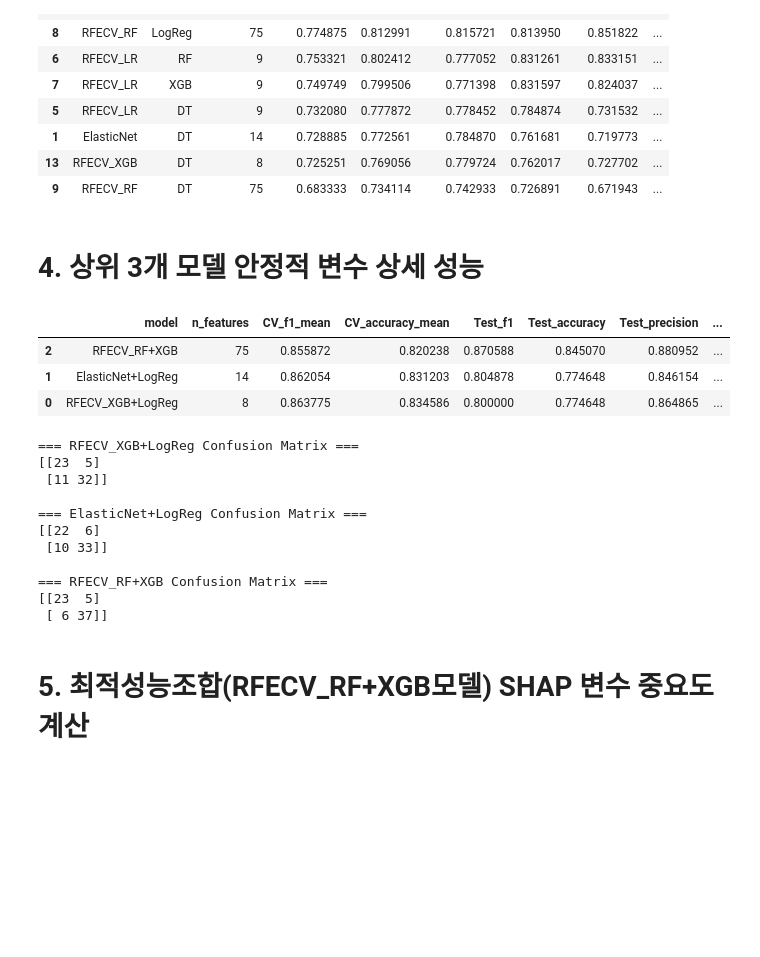
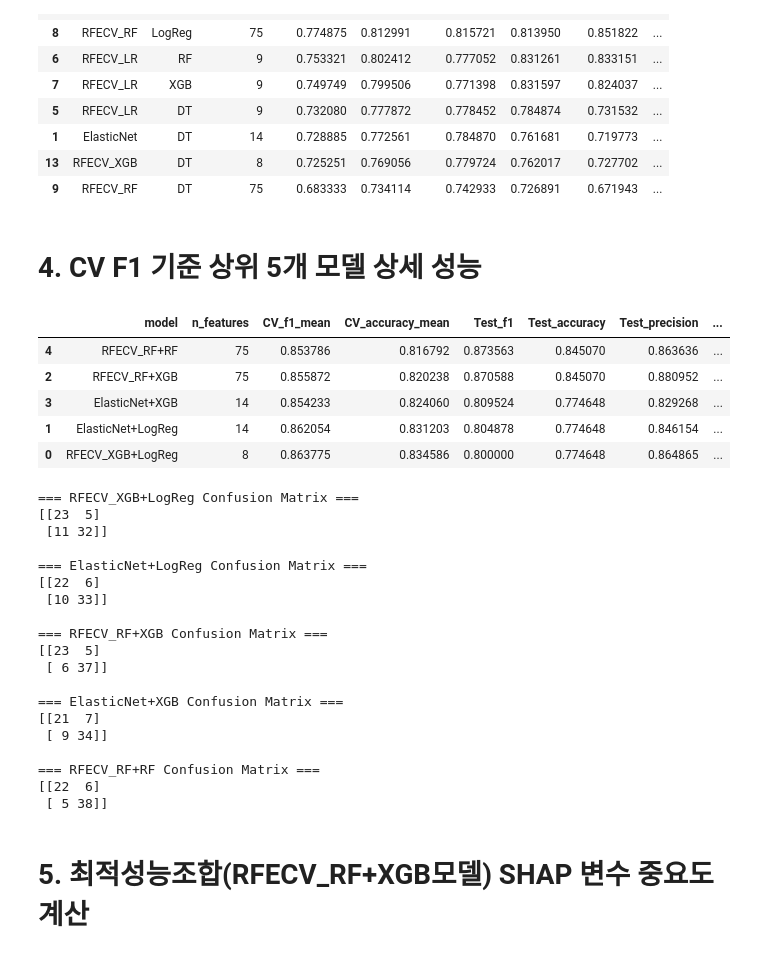
Before and after one commit to hyejinppp/college_life_satisfaction, a Jupyter notebook: sat2.ipynb, the cells around one changed output. Cells and saved outputs as stored; diff of their text form; code cells hidden in the pictures; blank space fills up the shorter version.

```diff
--- a/sat2.ipynb
+++ b/sat2.ipynb
@@ -518,7 +516,7 @@ display(results_final_df.sort_values(by="CV_f1", ascending=False))
 | 13 | RFECV_XGB | DT | 8 | 0.725251 | 0.769056 | 0.779724 | 0.762017 | 0.727702 | ... |
 | 9 | RFECV_RF | DT | 75 | 0.683333 | 0.734114 | 0.742933 | 0.726891 | 0.671943 | ... |
 # %% [markdown]
-# 4. 상위 3개 모델 안정적 변수 상세 성능
+# 4. CV F1 기준 상위 5개 모델 상세 성능
 # %%
 import pandas as pd
 import numpy as np
@@ -531,23 +529,24 @@ from xgboost import XGBClassifier
 from sklearn.metrics import f1_score, accuracy_score, precision_score, recall_score, roc_auc_score, confusion_matrix
 
 # -------------------------
-# 상위 3개 모델 안정적 변수
+# CV상위 5개 모델 상세 성능
 # -------------------------
 top_models = {
     "RFECV_XGB+LogReg": {
         "vars": ['course_variety', 'peer_external', 'prof_access', 'prof_passion',
                  'student_interact', 'theory_cls', 'time_eff', 'univ_factor_prefer_prof'],
-        "model": LogisticRegression(max_iter=1000, solver='liblinear', random_state=42)
+        "model": LogisticRegression( max_iter=1000, solver='liblinear', random_state=42, n_jobs=-1
+        )
     },
     "ElasticNet+LogReg": {
         "vars": ['course_variety', 'move_univ', 'peer_advice', 'peer_event',
                  'peer_external', 'prof_access', 'prof_passion', 'prof_personal',
                  'student_interact', 'students_diligent', 'study_hard',
                  'theory_cls', 'time_eff', 'work_fee'],
-        "model": LogisticRegression(max_iter=1000, solver='liblinear', random_state=42)
+        "model": LogisticRegression(  max_iter=1000, solver='liblinear', random_state=42, n_jobs=-1)
     },
     "RFECV_RF+XGB": {
-        "vars": [ 'admin_serv', 'ask_q', 'burnout', 'car_spt', 'change_career', 'change_major',
+        "vars": [  'admin_serv', 'ask_q', 'burnout', 'car_spt', 'change_career', 'change_major',
     'cont_major', 'course_variety', 'dance_years', 'drink_freq', 'drop_out', 'edu_doubt',
     'exercise_reg', 'exp_group_comp', 'exp_solo_comp', 'find_data', 'fit_major', 'get_fdbk',
     'go_abroad', 'go_grad', 'grade', 'housing_culture', 'housing_edu', 'housing_green',
@@ -559,8 +558,34 @@ top_models = {
     'scholarship', 'self_study', 'smoke_exp', 'stay_after', 'student_interact', 'students_diligent',
     'study_hard', 'study_mate', 'support_fac', 'take_leave', 'theory_cls', 'time_eff', 'transport',
     'try_fail', 'try_hard', 'tuition', 'univ_course_year', 'univ_factor_prefer_prof',
-    'univ_name_jau', 'univ_rank', 'work_fee', 'write_vol'],  # 실제 변수 리스트로 교체 필요
-        "model": XGBClassifier(n_estimators=200, random_state=42, use_label_encoder=False, eval_metric='logloss')
+    'univ_name_jau', 'univ_rank', 'work_fee', 'write_vol'],
+        "model": XGBClassifier(n_estimators=200, random_state=42, use_label_encoder=False,
+            eval_metric='logloss', n_jobs=-1)
+    },
+     "ElasticNet+XGB": {
+        "vars": ['course_variety', 'move_univ', 'peer_advice', 'peer_event',
+                 'peer_external', 'prof_access', 'prof_passion', 'prof_personal',
+                 'student_interact', 'students_diligent', 'study_hard',
+                 'theory_cls', 'time_eff', 'work_fee'],
+        "model": XGBClassifier(n_estimators=200, random_state=42, use_label_encoder=False,
+            eval_metric='logloss', n_jobs=-1)
+    },
+    "RFECV_RF+RF": {
+        "vars": ['admin_serv', 'ask_q', 'burnout', 'car_spt', 'change_career', 'change_major',
+    'cont_major', 'course_variety', 'dance_years', 'drink_freq', 'drop_out', 'edu_doubt',
+    'exercise_reg', 'exp_group_comp', 'exp_solo_comp', 'find_data', 'fit_major', 'get_fdbk',
+    'go_abroad', 'go_grad', 'grade', 'housing_culture', 'housing_edu', 'housing_green',
+    'housing_hygiene', 'housing_infra', 'housing_neighbor', 'housing_safety', 'housing_transit',
+    'intern_abroad', 'know_reason', 'learn_fun', 'lecture_fac', 'mental_health', 'move_univ',
+    'peer_advice', 'peer_career', 'peer_class', 'peer_event', 'peer_external', 'physical_health',
+    'prac_cls', 'prof_access', 'prof_career', 'prof_class_talk', 'prof_effort', 'prof_event',
+    'prof_exp', 'prof_grade', 'prof_other_talk', 'prof_passion', 'prof_personal', 'real_appl',
+    'scholarship', 'self_study', 'smoke_exp', 'stay_after', 'student_interact', 'students_diligent',
+    'study_hard', 'study_mate', 'support_fac', 'take_leave', 'theory_cls', 'time_eff', 'transport',
+    'try_fail', 'try_hard', 'tuition', 'univ_course_year', 'univ_factor_prefer_prof',
+    'univ_name_jau', 'univ_rank', 'work_fee', 'write_vol'
+        ],
+        "model": RandomForestClassifier(n_estimators=200, random_state=42, n_jobs=-1)
     }
 }
 
@@ -596,34 +621,36 @@ for name, info in top_models.items():
     }
 
     cm = confusion_matrix(y_test, y_pred)
     gap_f1 = cv_f1.mean() - test_metrics['f1']
 
     results.append({
         "model": name,
         "n_features": len(info['vars']),
         "CV_f1_mean": cv_f1.mean(),
         "CV_accuracy_mean": cv_acc.mean(),
         "Test_f1": test_metrics['f1'],
         "Test_accuracy": test_metrics['accuracy'],
         "Test_precision": test_metrics['precision'],
         "Test_recall": test_metrics['recall'],
         "Test_roc_auc": test_metrics['roc_auc'],
         "CV-Test_F1_gap": gap_f1,
         "confusion_matrix": cm
     })
 
 # 결과 정리
 df_res = pd.DataFrame(results).sort_values(by='Test_f1', ascending=False)
 pd.set_option('display.max_columns', None)
 display(df_res)
 
 # 혼동행렬 상세 출력
 for r in results:
     print(f"\n=== {r['model']} Confusion Matrix ===")
     print(r['confusion_matrix'])
 # %% [output]
 |  | model | n_features | CV_f1_mean | CV_accuracy_mean | Test_f1 | Test_accuracy | Test_precision | ... |
+| 4 | RFECV_RF+RF | 75 | 0.853786 | 0.816792 | 0.873563 | 0.845070 | 0.863636 | ... |
 | 2 | RFECV_RF+XGB | 75 | 0.855872 | 0.820238 | 0.870588 | 0.845070 | 0.880952 | ... |
+| 3 | ElasticNet+XGB | 14 | 0.854233 | 0.824060 | 0.809524 | 0.774648 | 0.829268 | ... |
 | 1 | ElasticNet+LogReg | 14 | 0.862054 | 0.831203 | 0.804878 | 0.774648 | 0.846154 | ... |
 | 0 | RFECV_XGB+LogReg | 8 | 0.863775 | 0.834586 | 0.800000 | 0.774648 | 0.864865 | ... |
 === RFECV_XGB+LogReg Confusion Matrix ===
@@ -637,6 +664,14 @@ for r in results:
 === RFECV_RF+XGB Confusion Matrix ===
 [[23  5]
  [ 6 37]]
+
+=== ElasticNet+XGB Confusion Matrix ===
+[[21  7]
+ [ 9 34]]
+
+=== RFECV_RF+RF Confusion Matrix ===
+[[22  6]
+ [ 5 38]]
 # %% [markdown]
 # 5. 최적성능조합(RFECV_RF+XGB모델) SHAP 변수 중요도 계산
 # %%
```
Also changed, not shown: parts of 2 cells of this notebook.
